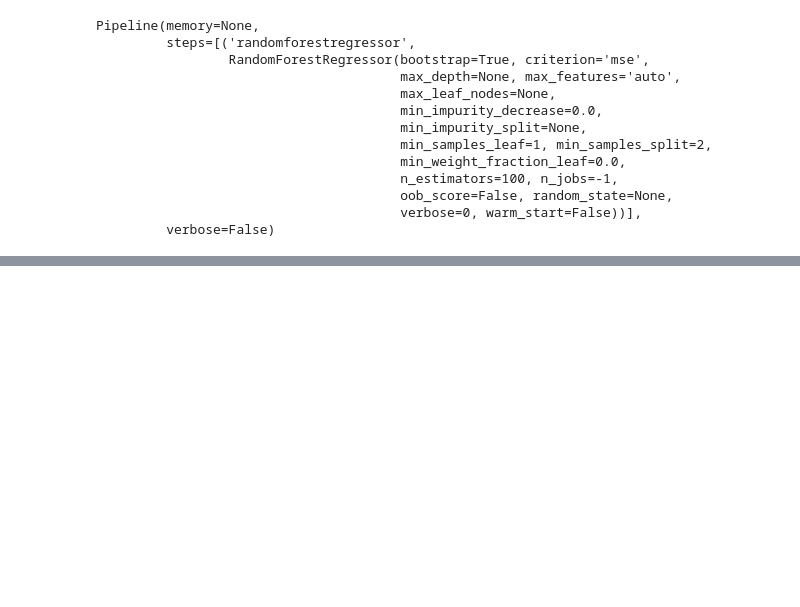
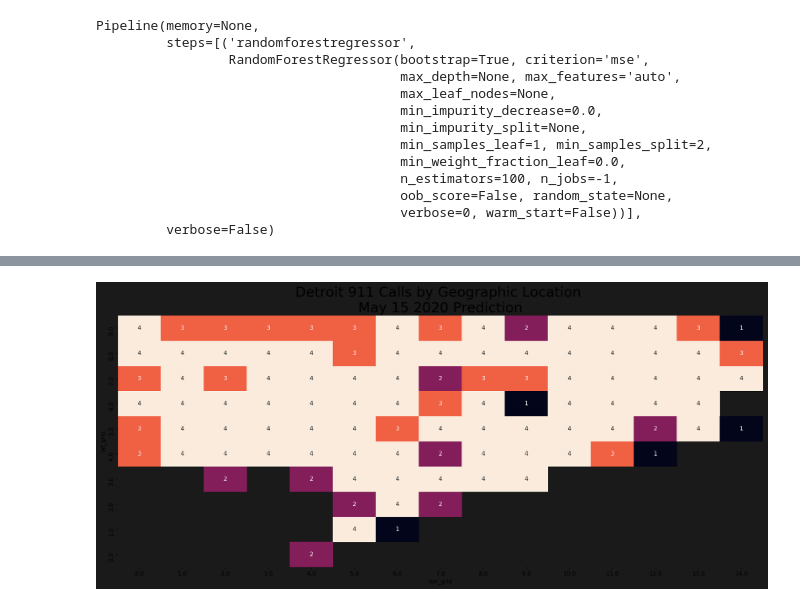
Before and after one commit to BrianThomasRoss/Predictive911, a Jupyter notebook: notebooks/model_and_predictions.ipynb, the cells around one changed output, grey strips where cells are left out. Cells and saved outputs as stored; diff of their text form; code cells hidden in the pictures; blank space fills up the shorter version.

```diff
--- a/notebooks/model_and_predictions.ipynb
+++ b/notebooks/model_and_predictions.ipynb
@@ -419,5 +495,5 @@ pred_template.to_csv('pred_template.csv')
 # %%
-def predict(date):
+def predict(date, weather, holiday):
     date = pd.to_datetime(date)
     year = date.year
     month = date.month
@@ -429,14 +505,22 @@ def predict(date):
     df = df.drop(columns='Unnamed: 0')
     length = len(df)
 
+    # Date
     df['year'] = [year]*length
     df['month'] = [month]*length
     df['day'] = [day]*length
     df['week'] = [week]*length
     df['dow'] = [dow]*length
+    # Weather
+    df['temp_min'] = [weather[0]]*length
+    df['temp_max'] = [weather[1]]*length
+    df['weather_id'] = [weather[2]]*length
+    df['is_severe'] = [weather[3]]*length
+    # holiday
+    df['is_holiday'] = [holiday]*length
 
-    df['lat_center'] = lat_min + ((lat_length * df['lat_grid']) + (.5*lat_length))
-    df['lon_center'] = lon_min - ((lon_length * df['lon_grid']) + (.5*lon_length))
+
+
 
     preds = pipeline.predict(df)
 
@@ -455,2 +535,4 @@ NameError: name 'lat_min' is not defined
+# %%
+pred_df = predict('20200515', [70, 65, 800, 0], 0)
 # %%
 grid = to_heatmap_format(pred_df)
@@ -472,0 +554,4 @@ df
+# %%
+plot_calls_grid(grid)
+# %% [output]
+[figure, added]
```
Also changed, not shown: parts of 25 cells of this notebook.
